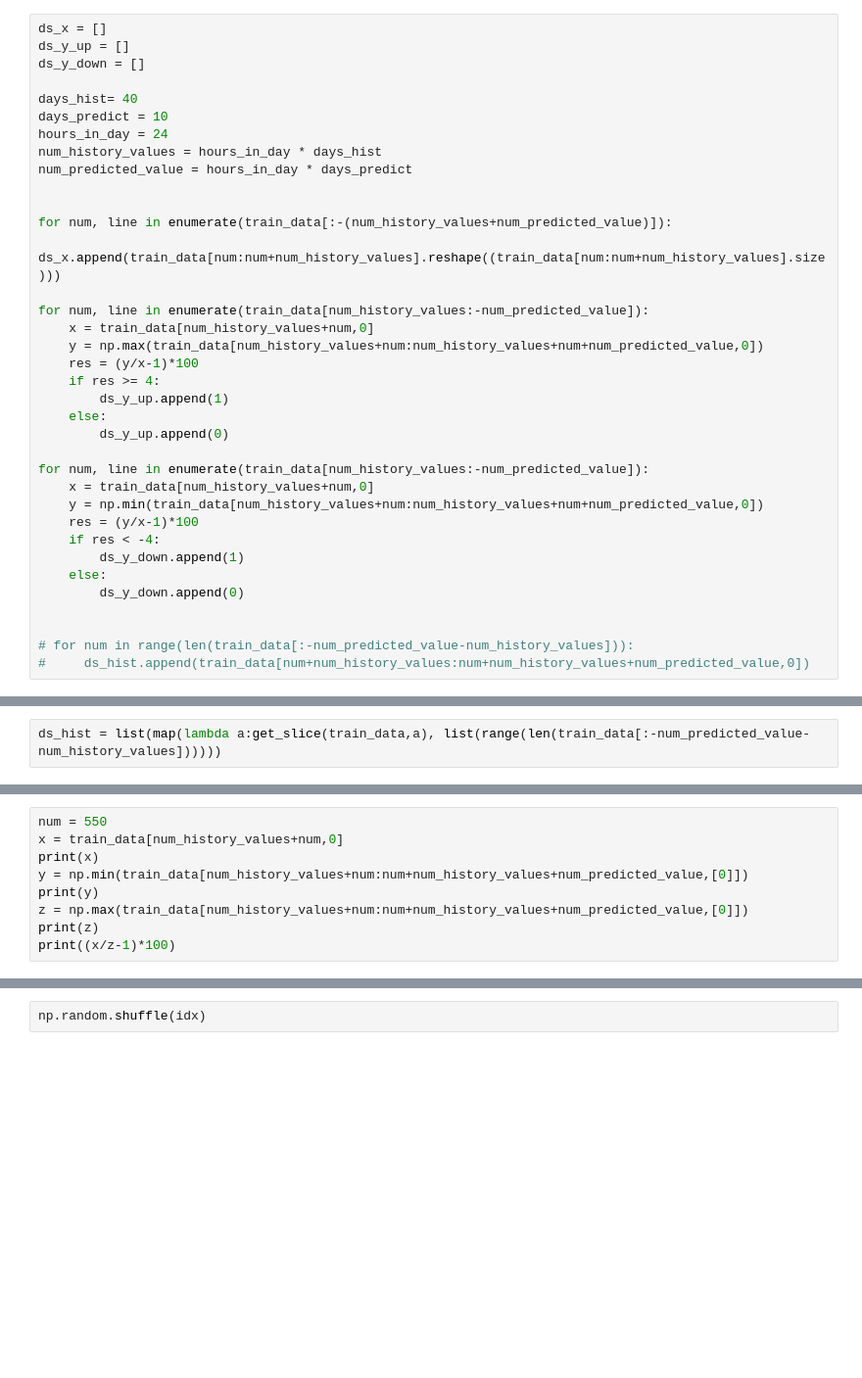
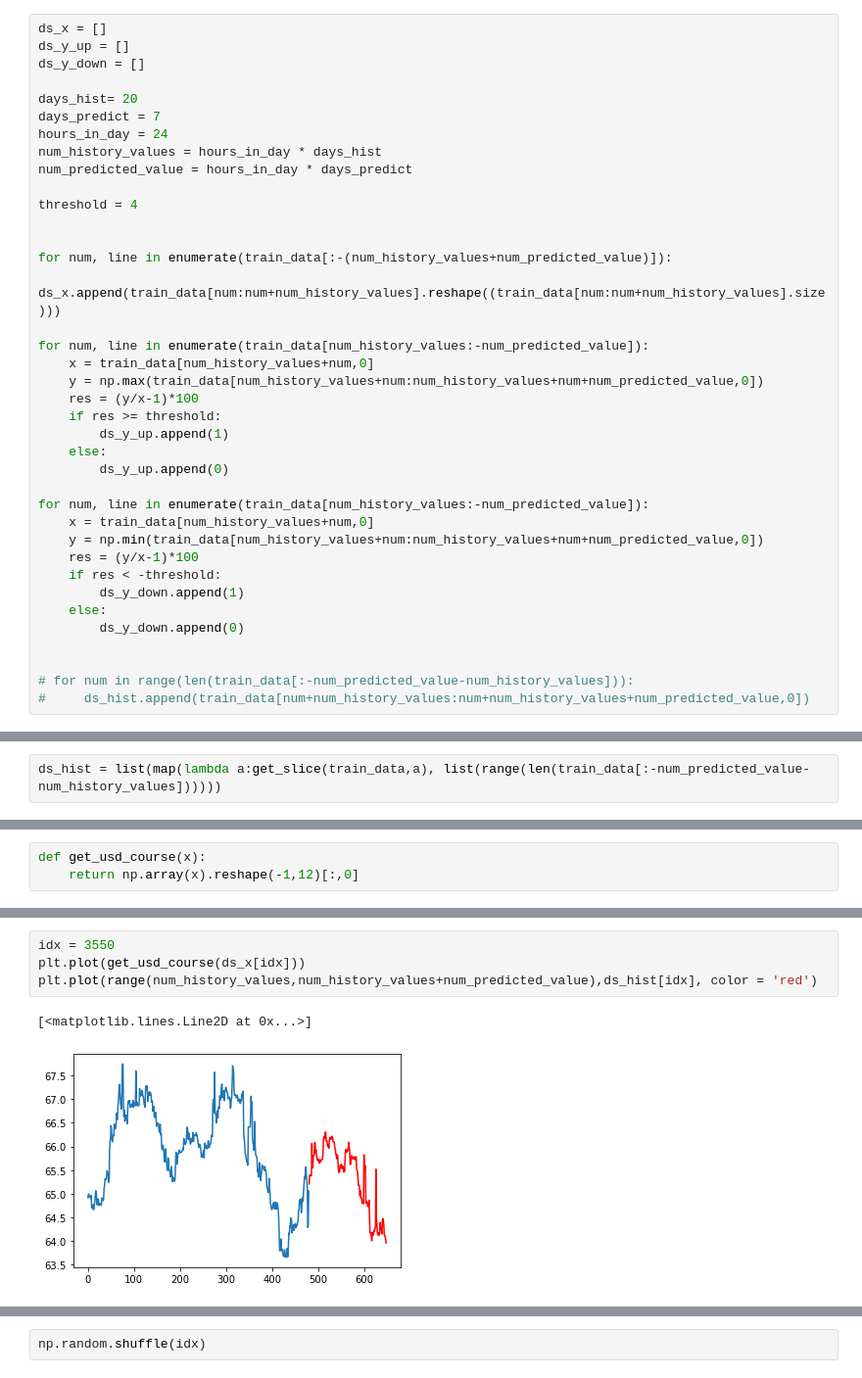
Before and after one commit to AririKaToku/Training_examples, a Jupyter notebook: Supervised/usd__rub_pair_predict/usd_rub_pair.ipynb, the cells around one changed output, grey strips where cells are left out. Shown: that part at 98% size. Saved outputs shown, nothing was run; the diff lists cells and outputs as text; blank space fills up the shorter version.

```diff
--- a/Supervised/usd__rub_pair_predict/usd_rub_pair.ipynb
+++ b/Supervised/usd__rub_pair_predict/usd_rub_pair.ipynb
@@ -105,11 +105,13 @@ ds_x = []
 ds_y_up = []
 ds_y_down = []
 
-days_hist= 40
-days_predict = 10
+days_hist= 20
+days_predict = 7
 hours_in_day = 24
 num_history_values = hours_in_day * days_hist
 num_predicted_value = hours_in_day * days_predict
+
+threshold = 4
 
 
 for num, line in enumerate(train_data[:-(num_history_values+num_predicted_value)]):
@@ -119,7 +121,7 @@ for num, line in enumerate(train_data[num_history_values:-num_predicted_value]):
     x = train_data[num_history_values+num,0]
     y = np.max(train_data[num_history_values+num:num_history_values+num+num_predicted_value,0])
     res = (y/x-1)*100
-    if res >= 4:
+    if res >= threshold:
         ds_y_up.append(1)
     else:
         ds_y_up.append(0)
@@ -128,7 +130,7 @@ for num, line in enumerate(train_data[num_history_values:-num_predicted_value]):
     x = train_data[num_history_values+num,0]
     y = np.min(train_data[num_history_values+num:num_history_values+num+num_predicted_value,0])
     res = (y/x-1)*100
-    if res < -4:
+    if res < -threshold:
         ds_y_down.append(1)
     else:
         ds_y_down.append(0)
@@ -163,9 +164,0 @@ percent down 4%= 6.70760682823409
-# %%
-num = 550
-x = train_data[num_history_values+num,0]
-print(x)
-y = np.min(train_data[num_history_values+num:num+num_history_values+num_predicted_value,[0]])
-print(y)
-z = np.max(train_data[num_history_values+num:num+num_history_values+num_predicted_value,[0]])
-print(z)
-print((x/z-1)*100)
@@ -176,0 +167,3 @@ print((x/z-1)*100)
+# %%
+def get_usd_course(x):
+    return np.array(x).reshape(-1,12)[:,0]
@@ -177,3 +174,10 @@ print((x/z-1)*100)
+# %%
+idx = 3550
+plt.plot(get_usd_course(ds_x[idx]))
+plt.plot(range(num_history_values,num_history_values+num_predicted_value),ds_hist[idx], color = 'red')
+# %% [output]
+[<matplotlib.lines.Line2D at 0x...>]
+[figure, added]
 # %%
 ds_x = np.asarray(ds_x, dtype = np.float16)
 ds_y_up = np.asarray(ds_y_up, dtype = np.bool).reshape(-1,1)
```
Also changed, not shown: parts of 52 cells of this notebook.
